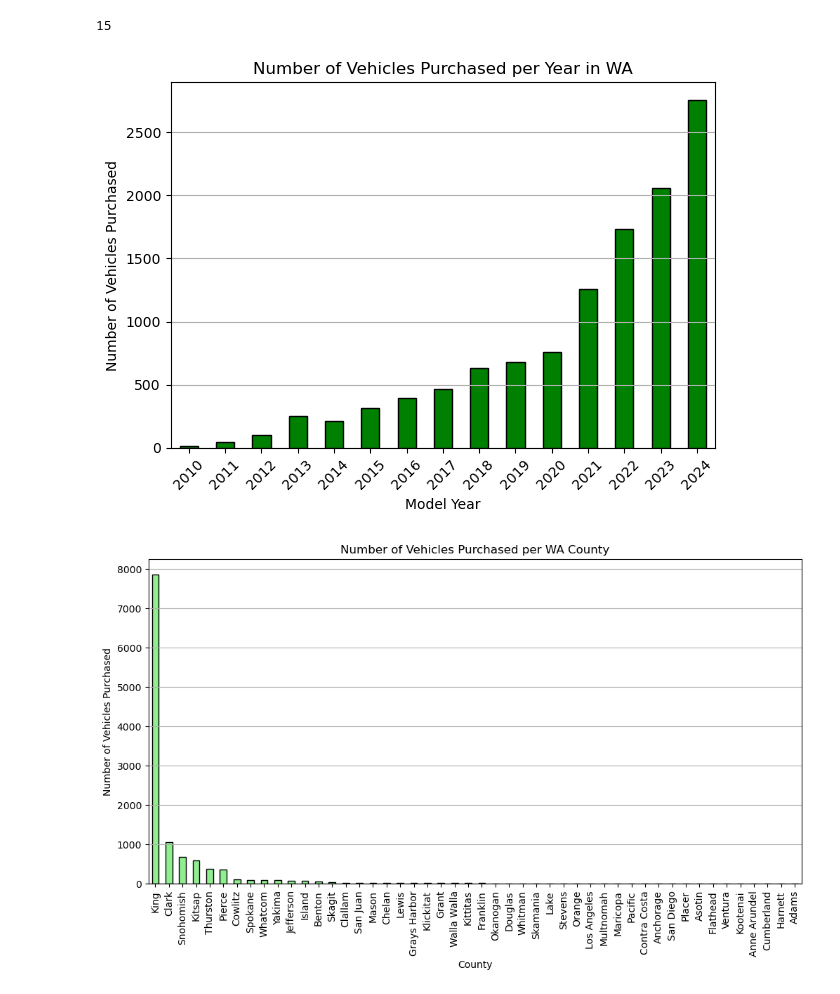
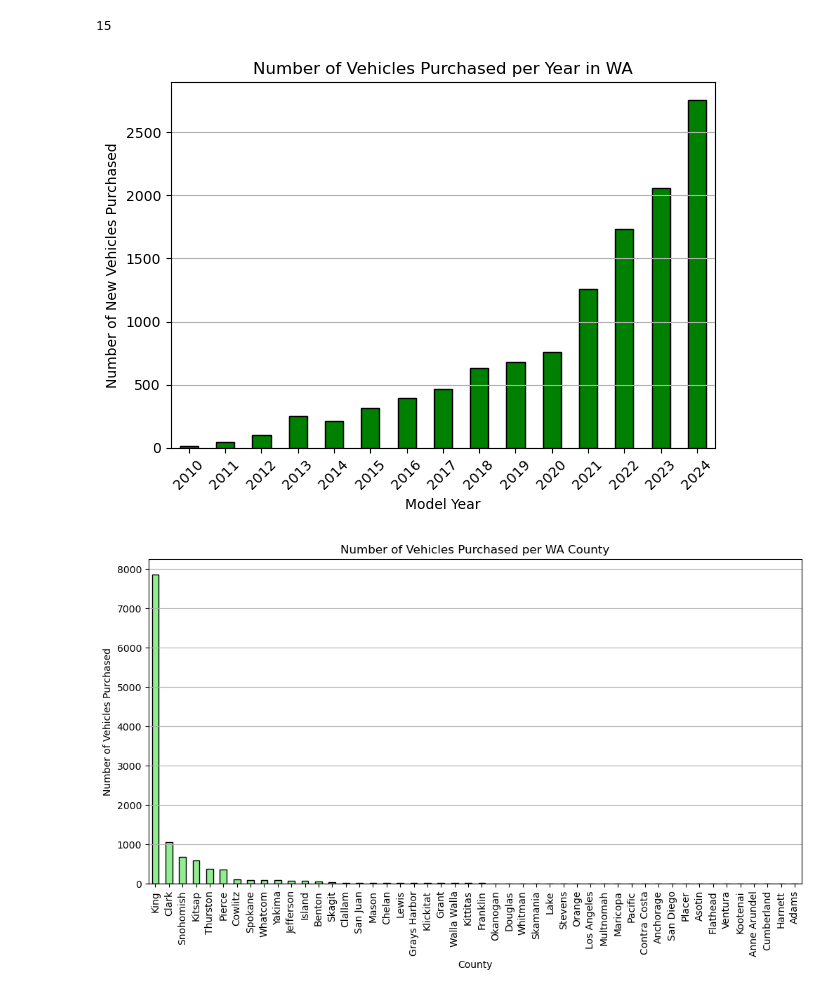
Before and after one commit to bhart4278/Project_1_T3, a Jupyter notebook: ev_data_py/purchases_over_time.ipynb, the cells around one changed output. Drawn from its saved outputs; the diff is of its cells as text; code cells hidden in the pictures.

```diff
--- a/ev_data_py/purchases_over_time.ipynb
+++ b/ev_data_py/purchases_over_time.ipynb
@@ -24,18 +24,18 @@ new_evs['Year'].nunique()
 # %%
 #Group data by 'Year' and count occurences
 vehicles_per_year = new_evs.groupby('Year').size()
 
 #Plot a bar graph
 vehicles_per_year.plot(kind='bar', color='g', edgecolor='black')
 plt.title('Number of Vehicles Purchased per Year in WA')
 plt.xlabel('Model Year')
-plt.ylabel('Number of Vehicles Purchased')
+plt.ylabel('Number of New Vehicles Purchased')
 plt.xticks(rotation=45)
 plt.grid(axis='y')
 plt.tight_layout()
 plt.show()
 # %% [output]
-[figure, old version]
+[figure, new version]
 # %%
 #visualization of new vehicle purchases by county
 vehicles_by_county = new_evs['County'].value_counts()
```
Also changed, not shown: 1 other file.
